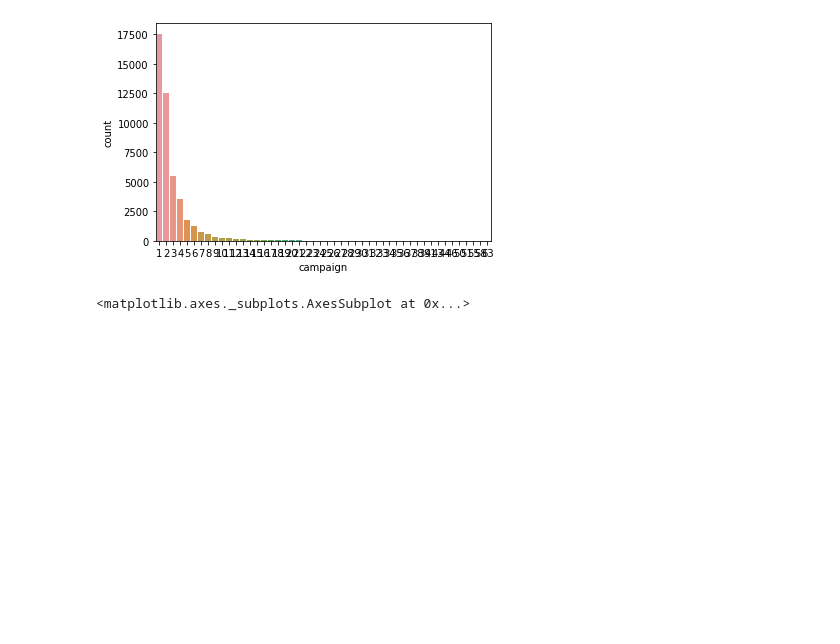
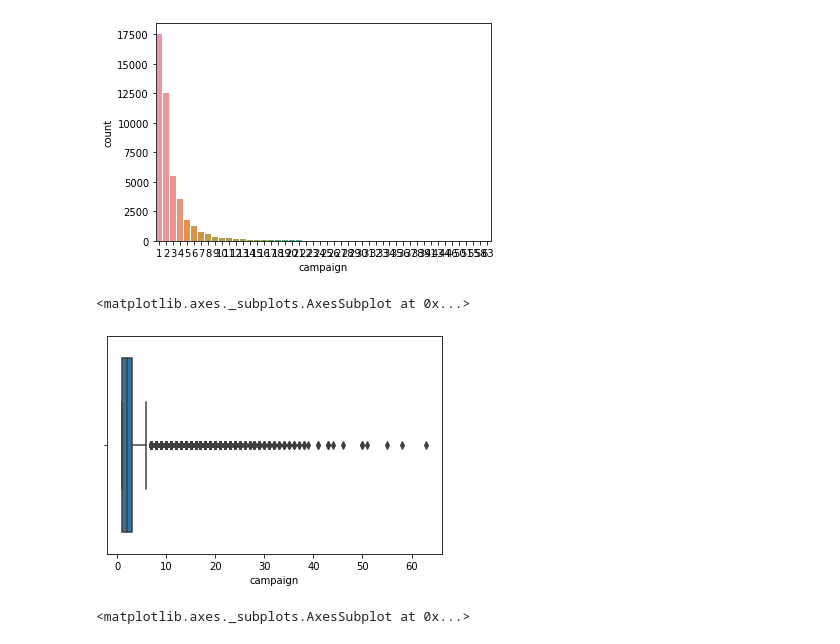
Before and after one commit to GreatLearningAIML1/gl-pgp-aiml-uta-intl-mar20-veenaneshwari, a Jupyter notebook: May30/TermDepositSale.ipynb, the cells around one changed output. Drawn from its saved outputs; the diff is of its cells as text; code cells hidden in the pictures; blank space fills up the shorter version.

```diff
--- a/May30/TermDepositSale.ipynb
+++ b/May30/TermDepositSale.ipynb
@@ -127,6 +151,11 @@ sns.countplot(Data.campaign)
 # %% [output]
 <matplotlib.axes._subplots.AxesSubplot at 0x...>
 [figure]
+# %%
+sns.boxplot(Data.campaign)
+# %% [output]
+<matplotlib.axes._subplots.AxesSubplot at 0x...>
+[figure, added]
 # %%
 sns.countplot(Data.pdays)
 # %% [output]
```
Also changed, not shown: parts of 14 cells of this notebook, 1 other file.
